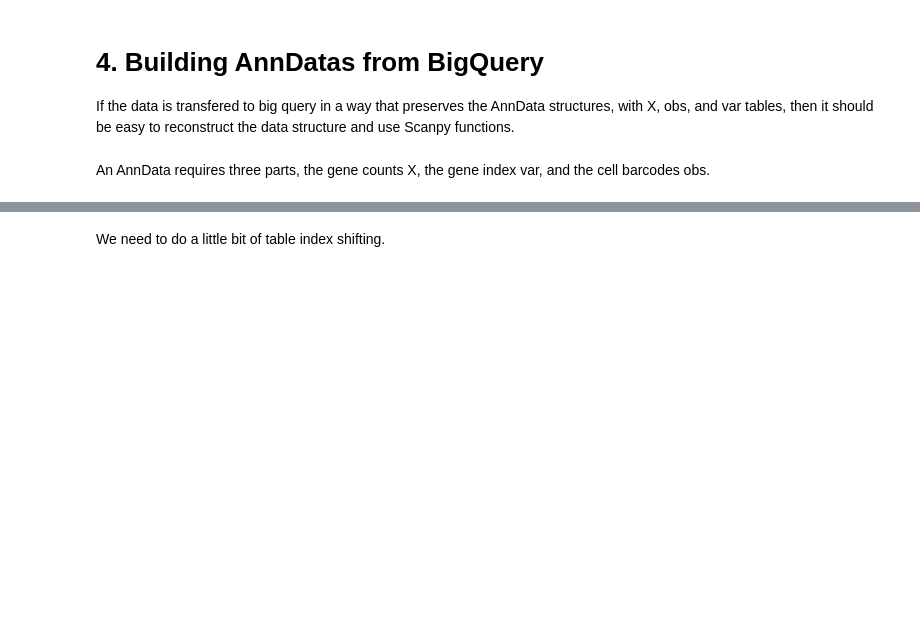
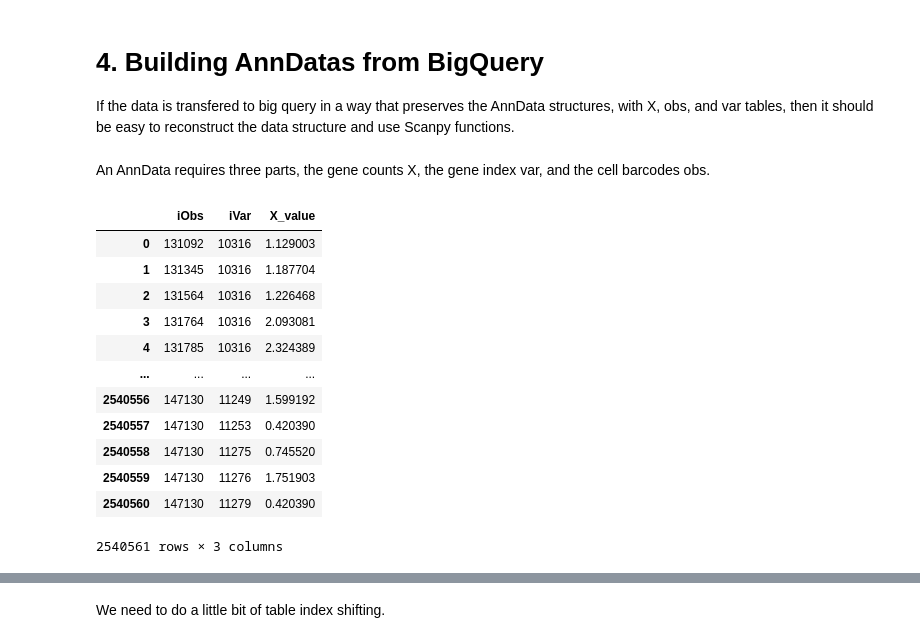
Before and after one commit to isb-cgc/Community-Notebooks, a Jupyter notebook: HTAN/Python Notebooks/Building_AnnData_with_Subset_of_Cells_from_BQ.ipynb, the cells around one changed output, grey strips where cells are left out. Cells and saved outputs as stored; diff of their text form; code cells hidden in the pictures; blank space fills up the shorter version.

```diff
--- a/HTAN/Python Notebooks/Building_AnnData_with_Subset_of_Cells_from_BQ.ipynb
+++ b/HTAN/Python Notebooks/Building_AnnData_with_Subset_of_Cells_from_BQ.ipynb
@@ -102,6 +120,22 @@ X = client.query("""
           )
 
     """).result().to_dataframe()
+# %%
+X
+# %% [output]
+|  | iObs | iVar | X_value |
+| 0 | 131092 | 10316 | 1.129003 |
+| 1 | 131345 | 10316 | 1.187704 |
+| 2 | 131564 | 10316 | 1.226468 |
+| 3 | 131764 | 10316 | 2.093081 |
+| 4 | 131785 | 10316 | 2.324389 |
+| ... | ... | ... | ... |
+| 2540556 | 147130 | 11249 | 1.599192 |
+| 2540557 | 147130 | 11253 | 0.420390 |
+| 2540558 | 147130 | 11275 | 0.745520 |
+| 2540559 | 147130 | 11276 | 1.751903 |
+| 2540560 | 147130 | 11279 | 0.420390 |
+2540561 rows × 3 columns
 # %%
 # now we're going to get the observations for each cell
 
```
Also changed, not shown: parts of 13 cells of this notebook.
